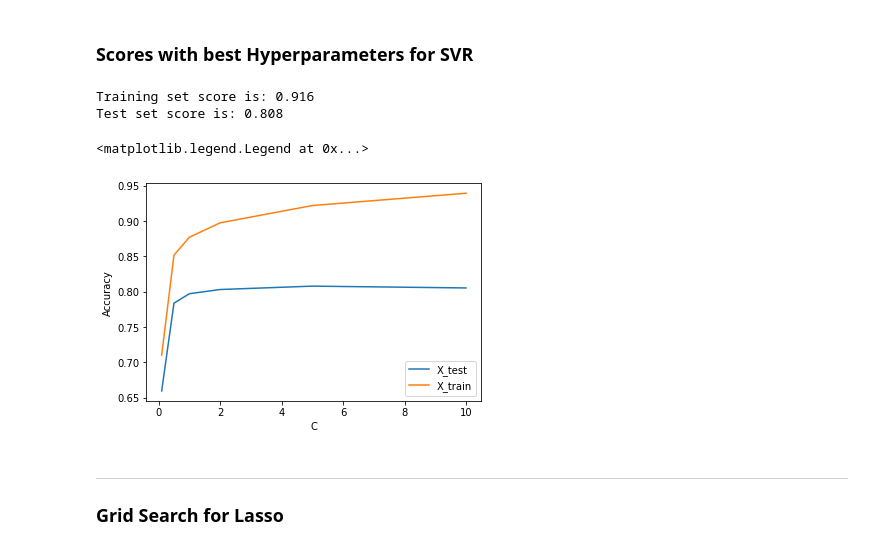
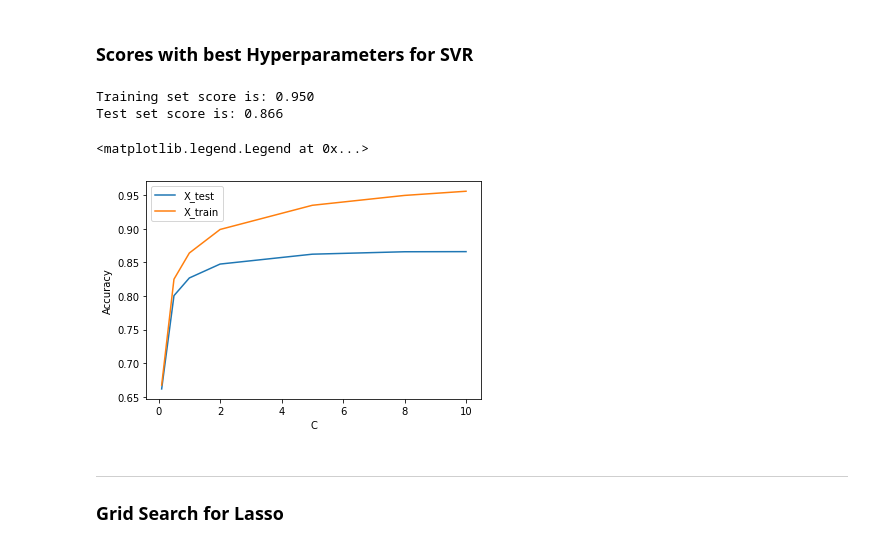
Before and after one commit to MikeS96/3d_obj_detection, a Jupyter notebook: 3D Bounding box regressor.ipynb, the cells around one changed output. Drawn from its saved outputs; the diff is of its cells as text; code cells hidden in the pictures.

```diff
--- a/3D Bounding box regressor.ipynb
+++ b/3D Bounding box regressor.ipynb
@@ -388,8 +392,8 @@ X_test_scaled = scaler.transform(X_test)
 # %%
 from sklearn.svm import SVR
 tuned_parameters = [{'estimator__kernel': ['linear', 'poly', 'rbf'],
-                     'estimator__C': [1,0.5],
-                     'estimator__epsilon': [1,0.1]}]
+                     'estimator__C': [10, 1,0.5],
+                     'estimator__epsilon': [1, 0.1, 0.01]}]
 
 svr_mo = MultiOutputRegressor(SVR())
 
@@ -425,34 +414,34 @@ Best Hyperparameters found are:
 # %%
 from sklearn.svm import SVR
 
-svr_mo = MultiOutputRegressor(SVR(C = 4.0, epsilon = 0.1, kernel = 'poly', degree = 3))
+svr_mo = MultiOutputRegressor(SVR(C = 8.0, epsilon = 0.01, kernel = 'rbf', degree = 4))
 svr_mo.fit(X_train_scaled, y_train)
 
 print('Training set score is: {:.3f}'.format(svr_mo.score(X_train_scaled, y_train)))
 print('Test set score is: {:.3f}'.format(svr_mo.score(X_test_scaled, y_test)))
 # %% [output]
-Training set score is: 0.916
-Test set score is: 0.808
+Training set score is: 0.950
+Test set score is: 0.866
 # %%
-c_range = [10, 5, 2,1,0.5,0.1]
+c_range = [10, 8, 5, 2, 1, 0.5, 0.1]
 scores_test = []
 scores_train=[]
 
 for c in c_range:
-    model_svr = svr_mo = MultiOutputRegressor(SVR(C = c, epsilon = 0.1, kernel = 'poly', degree = 3))
+    model_svr = svr_mo = MultiOutputRegressor(SVR(C = c, epsilon = 0.01, kernel = 'rbf', degree = 3))
     model_svr.fit(X_train_scaled, y_train)
     scores_test.append(model_svr.score(X_test_scaled, y_test))
     scores_train.append(model_svr.score(X_train_scaled, y_train))
 
 plt.xlabel('C')
 plt.ylabel('Accuracy')
 
 plt.plot(c_range, scores_test)
 plt.plot(c_range, scores_train)
 plt.legend(('X_test','X_train'))
 # %% [output]
 <matplotlib.legend.Legend at 0x...>
-[figure, old version]
+[figure, new version]
 # %% [markdown]
 ---
 ### Grid Search for Lasso
```
Also changed, not shown: parts of 13 cells of this notebook, 2 other files.
